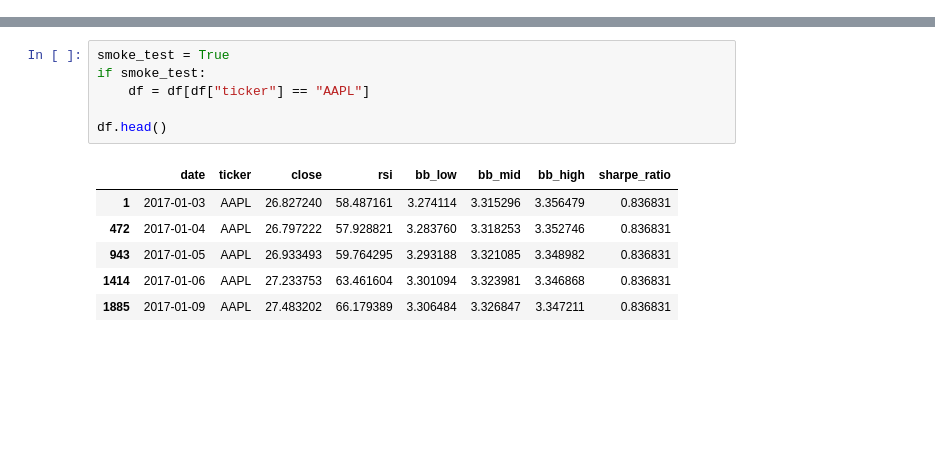
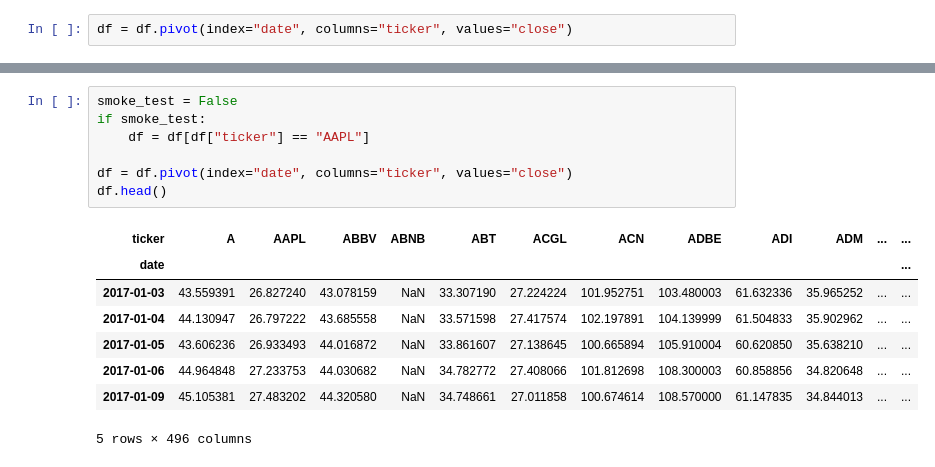
Before and after one commit to FedeScenna/ts_sp500_forecast, a Jupyter notebook: 2_bayesian_simple.ipynb, the cells around one changed output, grey strips where cells are left out. Drawn from its saved outputs; the diff is of its cells as text; blank space fills up the shorter version.

```diff
--- a/2_bayesian_simple.ipynb
+++ b/2_bayesian_simple.ipynb
@@ -14,0 +22,2 @@ df.head()
+# %%
+df = df.pivot(index="date", columns="ticker", values="close")
@@ -15,13 +127,16 @@ df.head()
 # %%
-smoke_test = True
+smoke_test = False
 if smoke_test:
     df = df[df["ticker"] == "AAPL"]
 
+df = df.pivot(index="date", columns="ticker", values="close")
 df.head()
 # %% [output]
-|  | date | ticker | close | rsi | bb_low | bb_mid | bb_high | sharpe_ratio |
-| 1 | 2017-01-03 | AAPL | 26.827240 | 58.487161 | 3.274114 | 3.315296 | 3.356479 | 0.836831 |
-| 472 | 2017-01-04 | AAPL | 26.797222 | 57.928821 | 3.283760 | 3.318253 | 3.352746 | 0.836831 |
-| 943 | 2017-01-05 | AAPL | 26.933493 | 59.764295 | 3.293188 | 3.321085 | 3.348982 | 0.836831 |
-| 1414 | 2017-01-06 | AAPL | 27.233753 | 63.461604 | 3.301094 | 3.323981 | 3.346868 | 0.836831 |
-| 1885 | 2017-01-09 | AAPL | 27.483202 | 66.179389 | 3.306484 | 3.326847 | 3.347211 | 0.836831 |
+| ticker | A | AAPL | ABBV | ABNB | ABT | ACGL | ACN | ADBE | ADI | ADM | ... | ... |
+| date |  |  |  |  |  |  |  |  |  |  |  | ... |
+| 2017-01-03 | 43.559391 | 26.827240 | 43.078159 | NaN | 33.307190 | 27.224224 | 101.952751 | 103.480003 | 61.632336 | 35.965252 | ... | ... |
+| 2017-01-04 | 44.130947 | 26.797222 | 43.685558 | NaN | 33.571598 | 27.417574 | 102.197891 | 104.139999 | 61.504833 | 35.902962 | ... | ... |
+| 2017-01-05 | 43.606236 | 26.933493 | 44.016872 | NaN | 33.861607 | 27.138645 | 100.665894 | 105.910004 | 60.620850 | 35.638210 | ... | ... |
+| 2017-01-06 | 44.964848 | 27.233753 | 44.030682 | NaN | 34.782772 | 27.408066 | 101.812698 | 108.300003 | 60.858856 | 34.820648 | ... | ... |
+| 2017-01-09 | 45.105381 | 27.483202 | 44.320580 | NaN | 34.748661 | 27.011858 | 100.674614 | 108.570000 | 61.147835 | 34.844013 | ... | ... |
+5 rows × 496 columns
```
Also changed, not shown: parts of 8 cells of this notebook, 13 other files.
